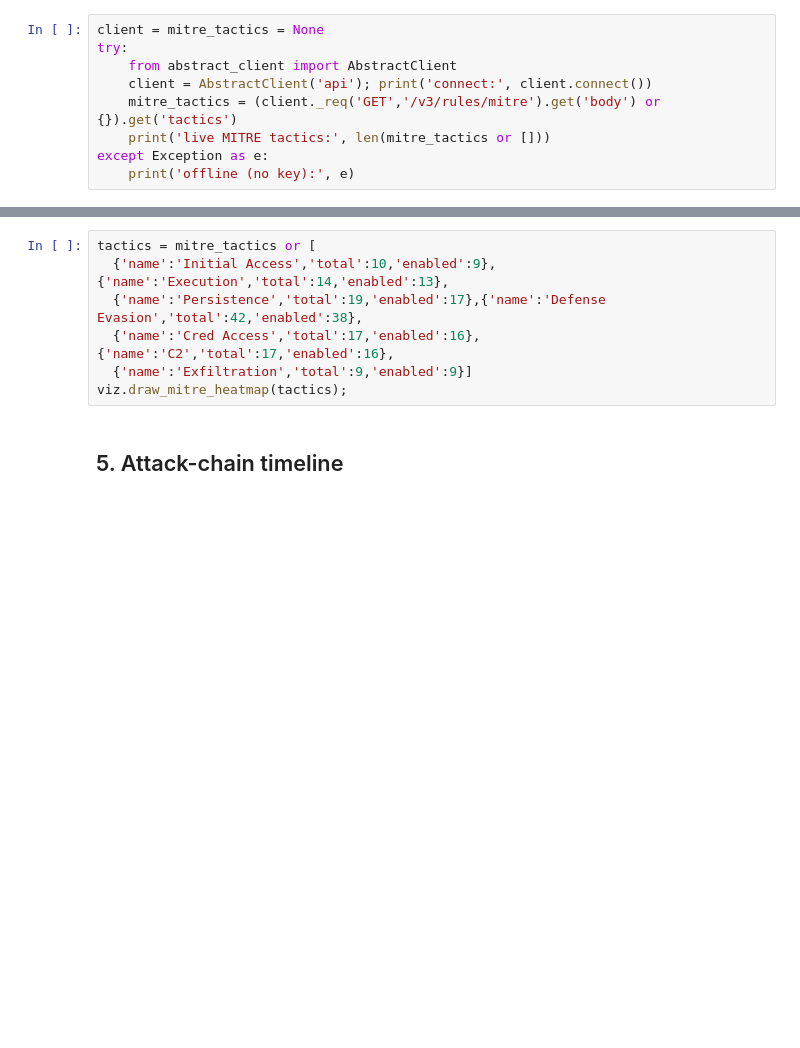
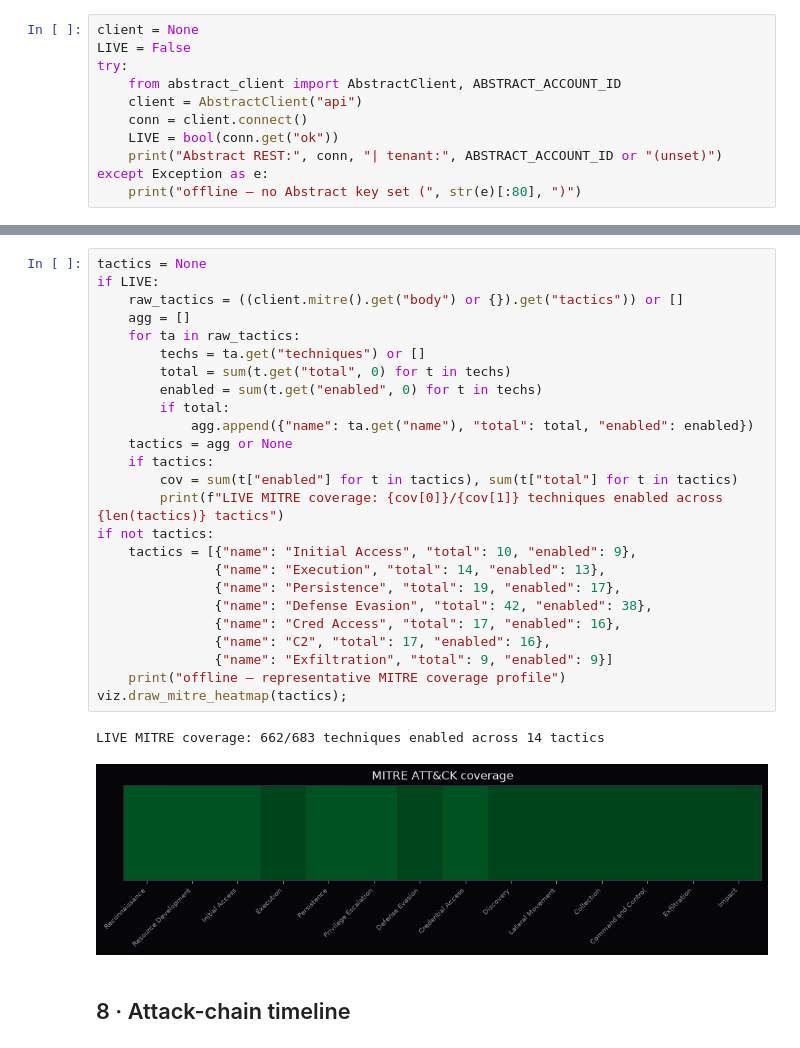
Before and after one commit to IamABS3C/Abstract-MS-Azure-, a Jupyter notebook: docs/threat-model/demo/soc_notebook.ipynb, the cells around one changed output, grey strips where cells are left out. Cells and saved outputs as stored; diff of their text form; blank space fills up the shorter version.

```diff
--- a/docs/threat-model/demo/soc_notebook.ipynb
+++ b/docs/threat-model/demo/soc_notebook.ipynb
@@ -35,9 +70,11 @@ Needs a key in `~/.abstract.env`. Falls back to offline if absent.
 # %%
-client = mitre_tactics = None
+client = None
+LIVE = False
 try:
-    from abstract_client import AbstractClient
-    client = AbstractClient('api'); print('connect:', client.connect())
-    mitre_tactics = (client._req('GET','/v3/rules/mitre').get('body') or {}).get('tactics')
-    print('live MITRE tactics:', len(mitre_tactics or []))
+    from abstract_client import AbstractClient, ABSTRACT_ACCOUNT_ID
+    client = AbstractClient("api")
+    conn = client.connect()
+    LIVE = bool(conn.get("ok"))
+    print("Abstract REST:", conn, "| tenant:", ABSTRACT_ACCOUNT_ID or "(unset)")
 except Exception as e:
-    print('offline (no key):', e)
+    print("offline — no Abstract key set (", str(e)[:80], ")")
@@ -56,11 +184,32 @@ print('PREDICTED next targets:', inv['prediction']['predicted_next_targets'])
 # %%
-tactics = mitre_tactics or [
-  {'name':'Initial Access','total':10,'enabled':9},{'name':'Execution','total':14,'enabled':13},
-  {'name':'Persistence','total':19,'enabled':17},{'name':'Defense Evasion','total':42,'enabled':38},
-  {'name':'Cred Access','total':17,'enabled':16},{'name':'C2','total':17,'enabled':16},
-  {'name':'Exfiltration','total':9,'enabled':9}]
+tactics = None
+if LIVE:
+    raw_tactics = ((client.mitre().get("body") or {}).get("tactics")) or []
+    agg = []
+    for ta in raw_tactics:
+        techs = ta.get("techniques") or []
+        total = sum(t.get("total", 0) for t in techs)
+        enabled = sum(t.get("enabled", 0) for t in techs)
+        if total:
+            agg.append({"name": ta.get("name"), "total": total, "enabled": enabled})
+    tactics = agg or None
+    if tactics:
+        cov = sum(t["enabled"] for t in tactics), sum(t["total"] for t in tactics)
+        print(f"LIVE MITRE coverage: {cov[0]}/{cov[1]} techniques enabled across {len(tactics)} tactics")
+if not tactics:
+    tactics = [{"name": "Initial Access", "total": 10, "enabled": 9},
+               {"name": "Execution", "total": 14, "enabled": 13},
+               {"name": "Persistence", "total": 19, "enabled": 17},
+               {"name": "Defense Evasion", "total": 42, "enabled": 38},
+               {"name": "Cred Access", "total": 17, "enabled": 16},
+               {"name": "C2", "total": 17, "enabled": 16},
+               {"name": "Exfiltration", "total": 9, "enabled": 9}]
+    print("offline — representative MITRE coverage profile")
 viz.draw_mitre_heatmap(tactics);
+# %% [output]
+LIVE MITRE coverage: 662/683 techniques enabled across 14 tactics
+[figure, added]
 # %% [markdown]
-## 5. Attack-chain timeline
+## 8 · Attack-chain timeline
 # %%
 viz.draw_attack_timeline(norm);
```
Also changed, not shown: parts of 45 cells of this notebook, 12 other files.
